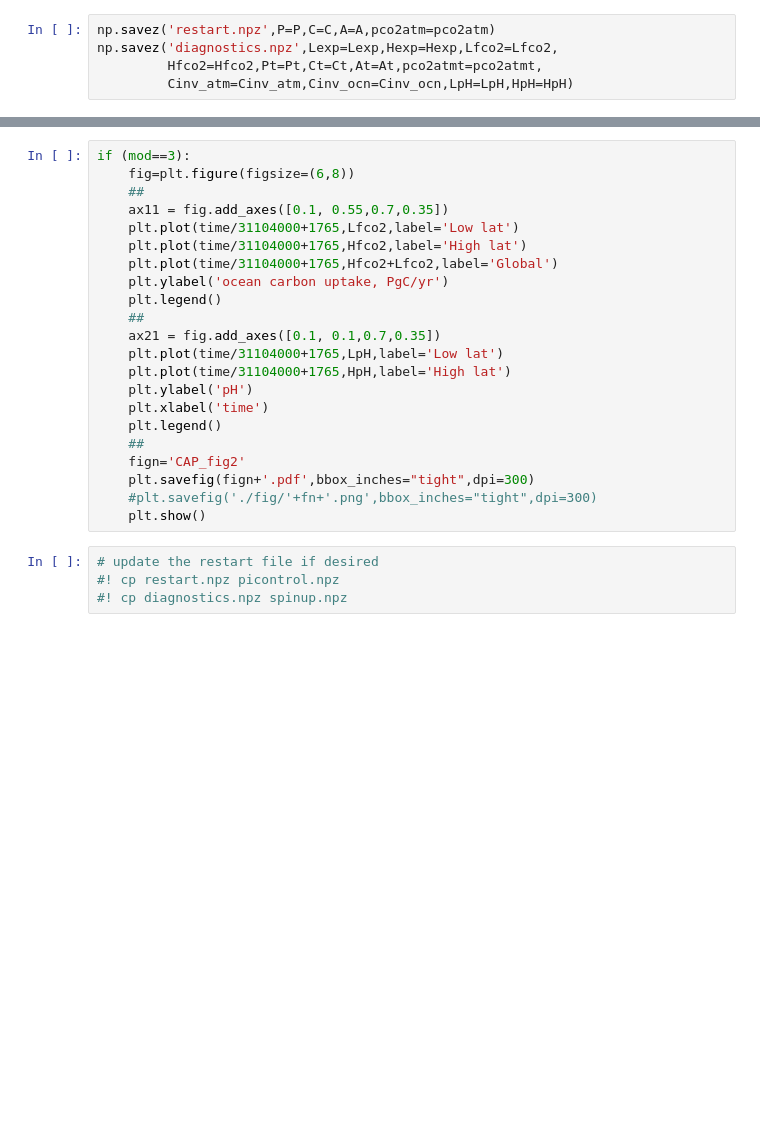
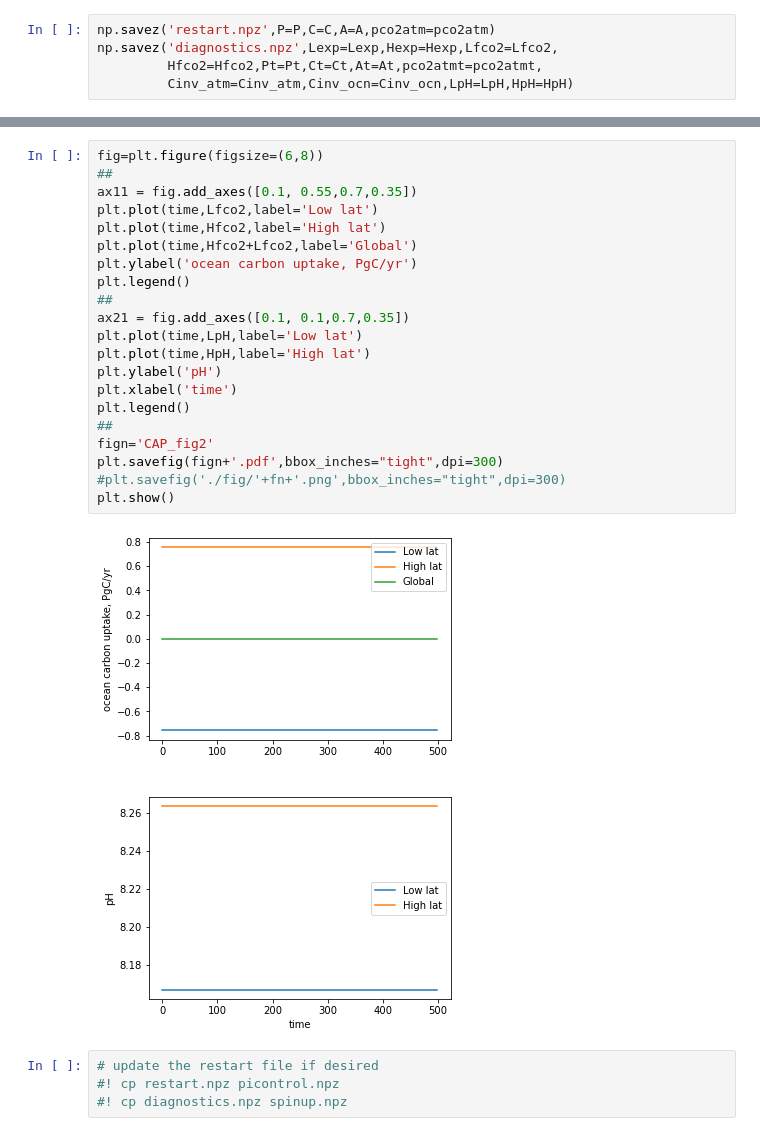
Before and after one commit to takaito1/easX305, a Jupyter notebook: CAPboxmodel.ipynb, the cells around one changed output, grey strips where cells are left out. Saved outputs shown, nothing was run; the diff lists cells and outputs as text; blank space fills up the shorter version.

```diff
--- a/CAPboxmodel.ipynb
+++ b/CAPboxmodel.ipynb
@@ -215,25 +221,26 @@ plt.show()
 # %%
-if (mod==3):
-    fig=plt.figure(figsize=(6,8))
-    ##
-    ax11 = fig.add_axes([0.1, 0.55,0.7,0.35])
-    plt.plot(time/31104000+1765,Lfco2,label='Low lat')
-    plt.plot(time/31104000+1765,Hfco2,label='High lat')
-    plt.plot(time/31104000+1765,Hfco2+Lfco2,label='Global')
-    plt.ylabel('ocean carbon uptake, PgC/yr')
-    plt.legend()
-    ##
-    ax21 = fig.add_axes([0.1, 0.1,0.7,0.35])
-    plt.plot(time/31104000+1765,LpH,label='Low lat')
-    plt.plot(time/31104000+1765,HpH,label='High lat')
-    plt.ylabel('pH')
-    plt.xlabel('time')
-    plt.legend()
-    ##
-    fign='CAP_fig2'
-    plt.savefig(fign+'.pdf',bbox_inches="tight",dpi=300)
-    #plt.savefig('./fig/'+fn+'.png',bbox_inches="tight",dpi=300)
-    plt.show()
+fig=plt.figure(figsize=(6,8))
+##
+ax11 = fig.add_axes([0.1, 0.55,0.7,0.35])
+plt.plot(time,Lfco2,label='Low lat')
+plt.plot(time,Hfco2,label='High lat')
+plt.plot(time,Hfco2+Lfco2,label='Global')
+plt.ylabel('ocean carbon uptake, PgC/yr')
+plt.legend()
+##
+ax21 = fig.add_axes([0.1, 0.1,0.7,0.35])
+plt.plot(time,LpH,label='Low lat')
+plt.plot(time,HpH,label='High lat')
+plt.ylabel('pH')
+plt.xlabel('time')
+plt.legend()
+##
+fign='CAP_fig2'
+plt.savefig(fign+'.pdf',bbox_inches="tight",dpi=300)
+#plt.savefig('./fig/'+fn+'.png',bbox_inches="tight",dpi=300)
+plt.show()
+# %% [output]
+[figure, added]
 # %%
 # update the restart file if desired
 #! cp restart.npz picontrol.npz
```
Also changed, not shown: parts of 20 cells of this notebook.
